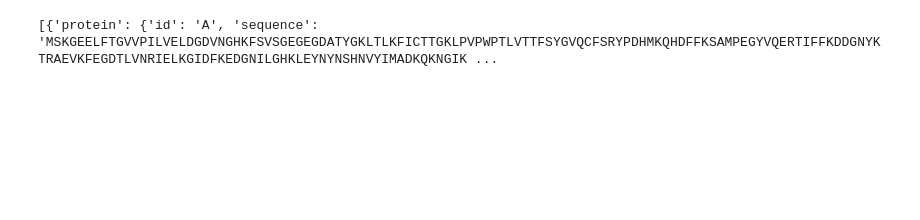
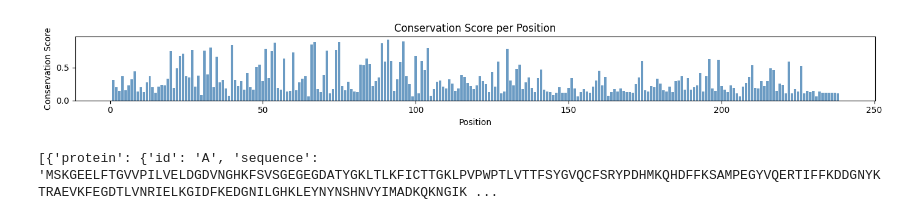
Before and after one commit to Thomasbush9/protein_interpretability, a Jupyter notebook: src/protein_interpretability/attention_boltz.ipynb, the cells around one changed output. Saved outputs shown, nothing was run; the diff lists cells and outputs as text; code cells hidden in the pictures; blank space fills up the shorter version.

```diff
--- a/src/protein_interpretability/attention_boltz.ipynb
+++ b/src/protein_interpretability/attention_boltz.ipynb
@@ -14,3 +84,14 @@ sequence = "/Users/thomasbush/Downloads/test_input_10.yaml"
+# %%
+conservation_score_results = conservation_score(msa_path)
+plt.figure(figsize=(14, 2))
+plt.bar(range(1, len(conservation_score_results) + 1), conservation_score_results, color="steelblue", alpha=0.8)
+plt.xlabel("Position")
+plt.ylabel("Conservation Score")
+plt.title("Conservation Score per Position")
+plt.tight_layout()
+plt.show()
+# %% [output]
+[figure, added]
 # %%
 # load sequence
 if isinstance(sequence, (str, Path)) and Path(sequence).suffix in {".yml", ".yaml"}:
```
Also changed, not shown: parts of 3 cells of this notebook, 5 other files.
